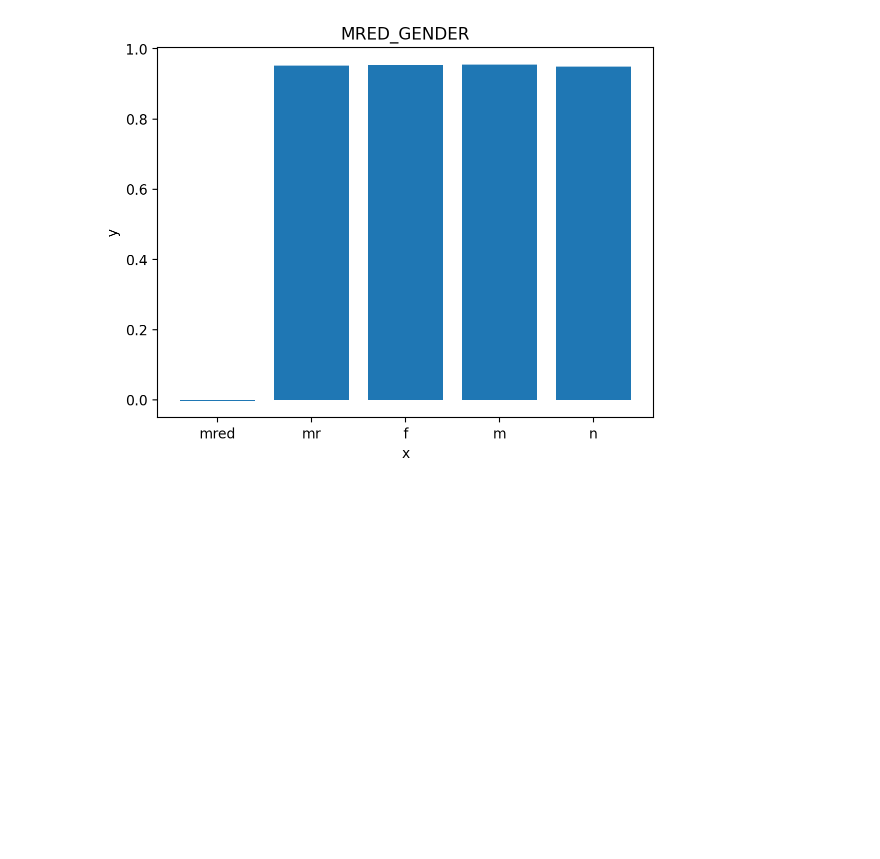
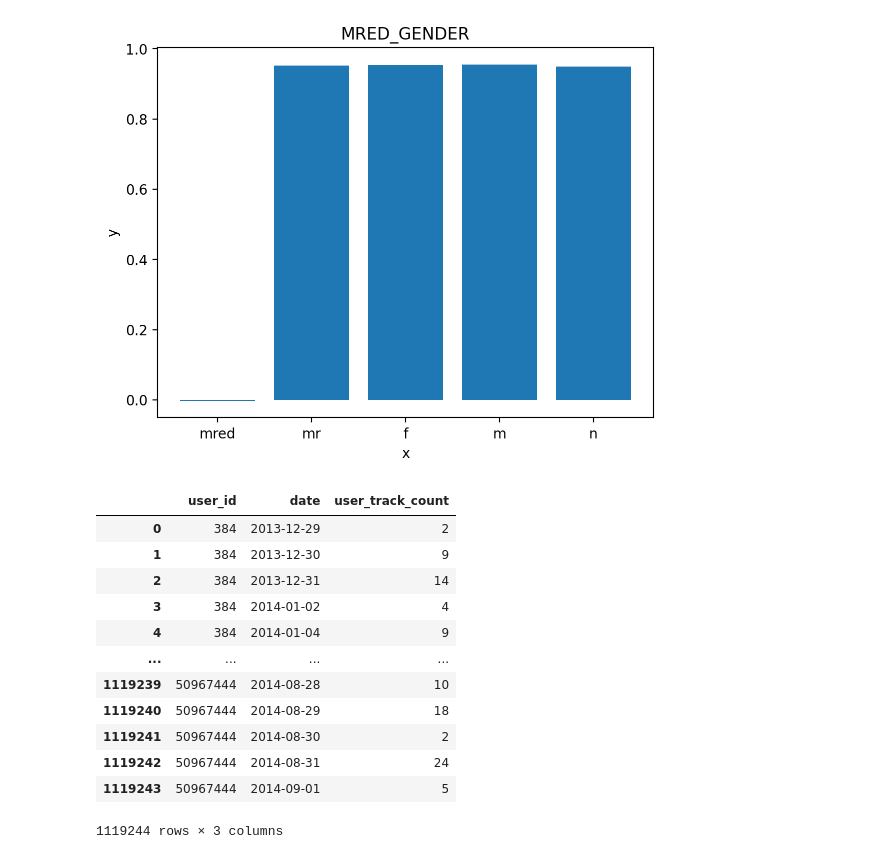
Before and after one commit to daturkel/kdd-evalrs-2023, a Jupyter notebook: demonstration.ipynb, the cells around one changed output. Cells and saved outputs as stored; diff of their text form; code cells hidden in the pictures; blank space fills up the shorter version.

```diff
--- a/demonstration.ipynb
+++ b/demonstration.ipynb
@@ -100,3 +100,20 @@ def get_masked_preds(preds, data, q=0.5):
     return df_masked
 # %%
 get_masked_preds(preds_df, events_train_df)
+# %%
+events_train_df.loc[:, "date"] = pd.to_datetime(events_train_df["timestamp"], unit="s").dt.date
+events_train_df.groupby(["user_id", "date"])["user_track_count"].count().reset_index().groupby("user_id").median().describe()
+# %% [output]
+|  | user_id | date | user_track_count |
+| 0 | 384 | 2013-12-29 | 2 |
+| 1 | 384 | 2013-12-30 | 9 |
+| 2 | 384 | 2013-12-31 | 14 |
+| 3 | 384 | 2014-01-02 | 4 |
+| 4 | 384 | 2014-01-04 | 9 |
+| ... | ... | ... | ... |
+| 1119239 | 50967444 | 2014-08-28 | 10 |
+| 1119240 | 50967444 | 2014-08-29 | 18 |
+| 1119241 | 50967444 | 2014-08-30 | 2 |
+| 1119242 | 50967444 | 2014-08-31 | 24 |
+| 1119243 | 50967444 | 2014-09-01 | 5 |
+1119244 rows × 3 columns
```
